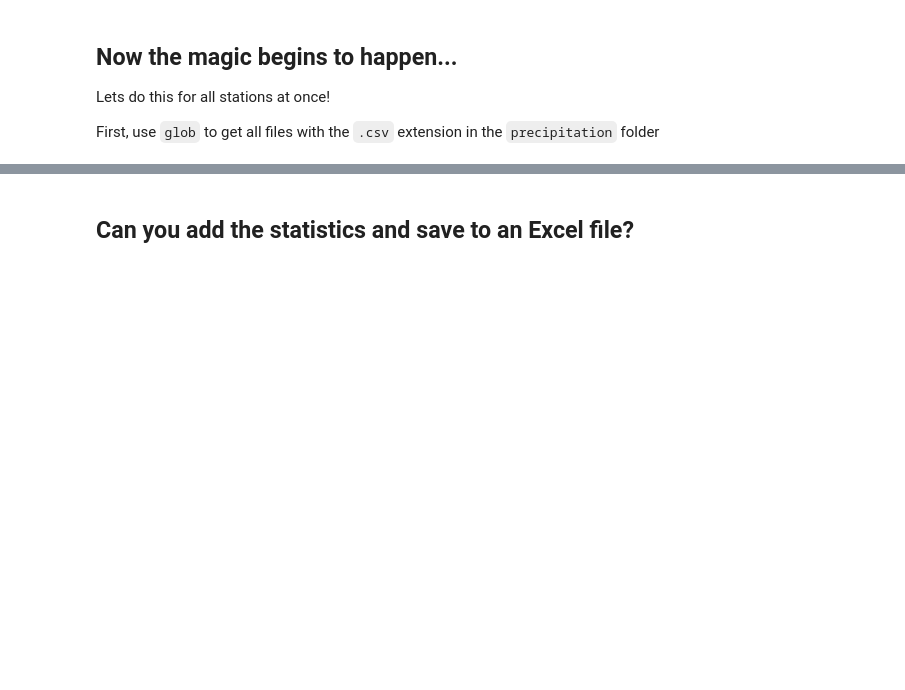
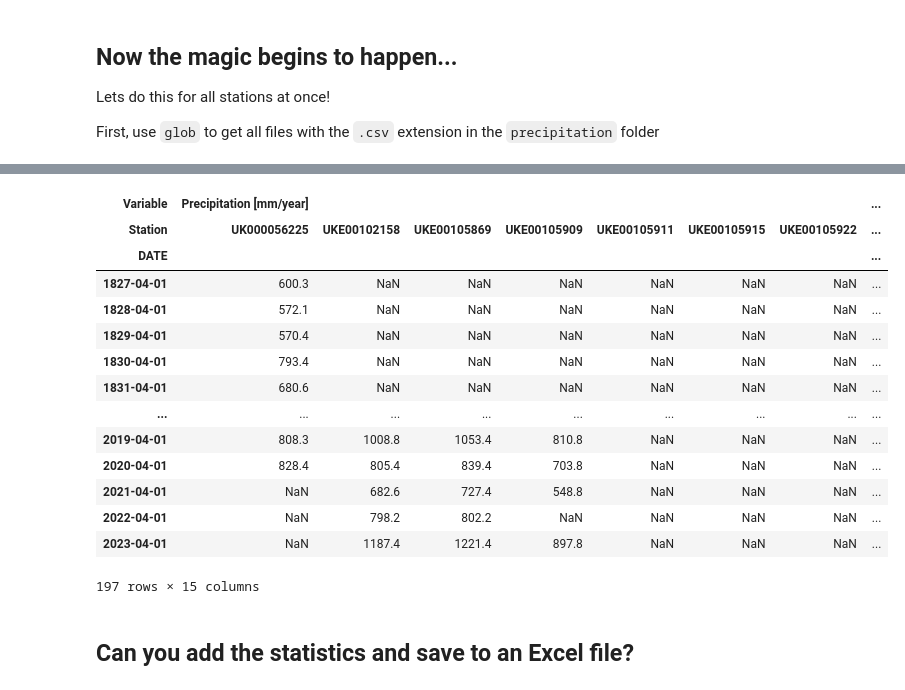
Before and after one commit to JosePedroMatos/SHU_hydrology, a Jupyter notebook: Working with precipitation.ipynb, the cells around one changed output, grey strips where cells are left out. Drawn from its saved outputs; the diff is of its cells as text; code cells hidden in the pictures; blank space fills up the shorter version.

```diff
--- a/Working with precipitation.ipynb
+++ b/Working with precipitation.ipynb
@@ -41,7 +41,7 @@ Specify where the file is with `Path`.
 `r'.\'` means the path is relative to where this file (the code) is.
 Read the file with `with open(...) as ... :`
 # %%
-file_path = Path(r'.\Lab work\6606347\precipitation\UKE00105909.csv')
+file_path = Path(r'./Lab work/6606347/precipitation/UKE00105909.csv')
 
 with open(file_path, 'r', encoding='utf-8') as file:
     for i, line in enumerate(file):
@@ -121,7 +210,7 @@ Lets do this for all stations at once!
 
 First, use `glob` to get all files with the `.csv` extension in the `precipitation` folder
 # %%
-folder_path = Path(r'.\Lab work\6606347\precipitation')
+folder_path = Path(r'./Lab work/6606347/precipitation')
 
 for file in folder_path.glob('*.csv'):
     print(file)
@@ -128,17 +233,33 @@ for file in folder_path.glob('*.csv'):
 # %%
 all_data = []
 for file in folder_path.glob('*.csv'):
     station = file.name.replace('.csv','')
     _data = pd.read_csv(file, index_col=0, usecols=[1, 6])
     _data.index = pd.to_datetime(_data.index, format='%Y-%m-%d', errors='coerce')
     _data.PRCP /= 10
 
-    _data.loc[:, ['PRCP']].resample('YS-APR').sum(min_count=365).dropna()
-    _data.columns = pd.MultiIndex.from_product([['Precipitation [mm/day]'], [station]], names=['Variable', 'Station'])
+    _data = _data.loc[:, ['PRCP']].resample('YS-APR').sum(min_count=365).dropna()
+    _data.columns = pd.MultiIndex.from_product([['Precipitation [mm/year]'], [station]], names=['Variable', 'Station'])
 
     all_data.append(_data)
 
-full_dataset = pd.concat(all_data, axis=1).dropna()
+full_dataset = pd.concat(all_data, axis=1)
 full_dataset
+# %% [output]
+| Variable | Precipitation [mm/year] |  |  |  |  |  |  | ... |
+| Station | UK000056225 | UKE00102158 | UKE00105869 | UKE00105909 | UKE00105911 | UKE00105915 | UKE00105922 | ... |
+| DATE |  |  |  |  |  |  |  | ... |
+| 1827-04-01 | 600.3 | NaN | NaN | NaN | NaN | NaN | NaN | ... |
+| 1828-04-01 | 572.1 | NaN | NaN | NaN | NaN | NaN | NaN | ... |
+| 1829-04-01 | 570.4 | NaN | NaN | NaN | NaN | NaN | NaN | ... |
+| 1830-04-01 | 793.4 | NaN | NaN | NaN | NaN | NaN | NaN | ... |
+| 1831-04-01 | 680.6 | NaN | NaN | NaN | NaN | NaN | NaN | ... |
+| ... | ... | ... | ... | ... | ... | ... | ... | ... |
+| 2019-04-01 | 808.3 | 1008.8 | 1053.4 | 810.8 | NaN | NaN | NaN | ... |
+| 2020-04-01 | 828.4 | 805.4 | 839.4 | 703.8 | NaN | NaN | NaN | ... |
+| 2021-04-01 | NaN | 682.6 | 727.4 | 548.8 | NaN | NaN | NaN | ... |
+| 2022-04-01 | NaN | 798.2 | 802.2 | NaN | NaN | NaN | NaN | ... |
+| 2023-04-01 | NaN | 1187.4 | 1221.4 | 897.8 | NaN | NaN | NaN | ... |
+197 rows × 15 columns
 # %% [markdown]
 ## Can you add the statistics and save to an Excel file?
```
Also changed, not shown: parts of 8 cells of this notebook.
